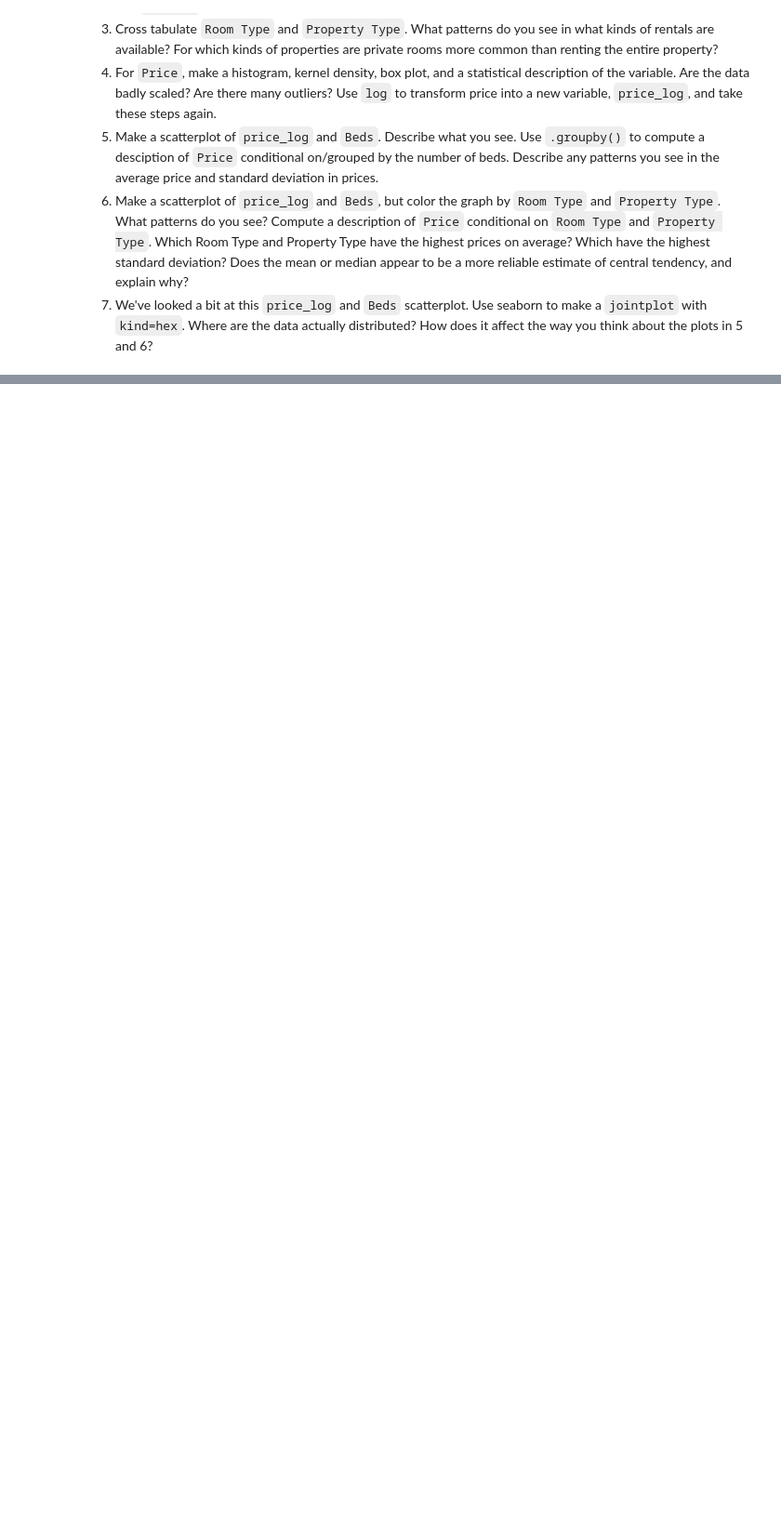
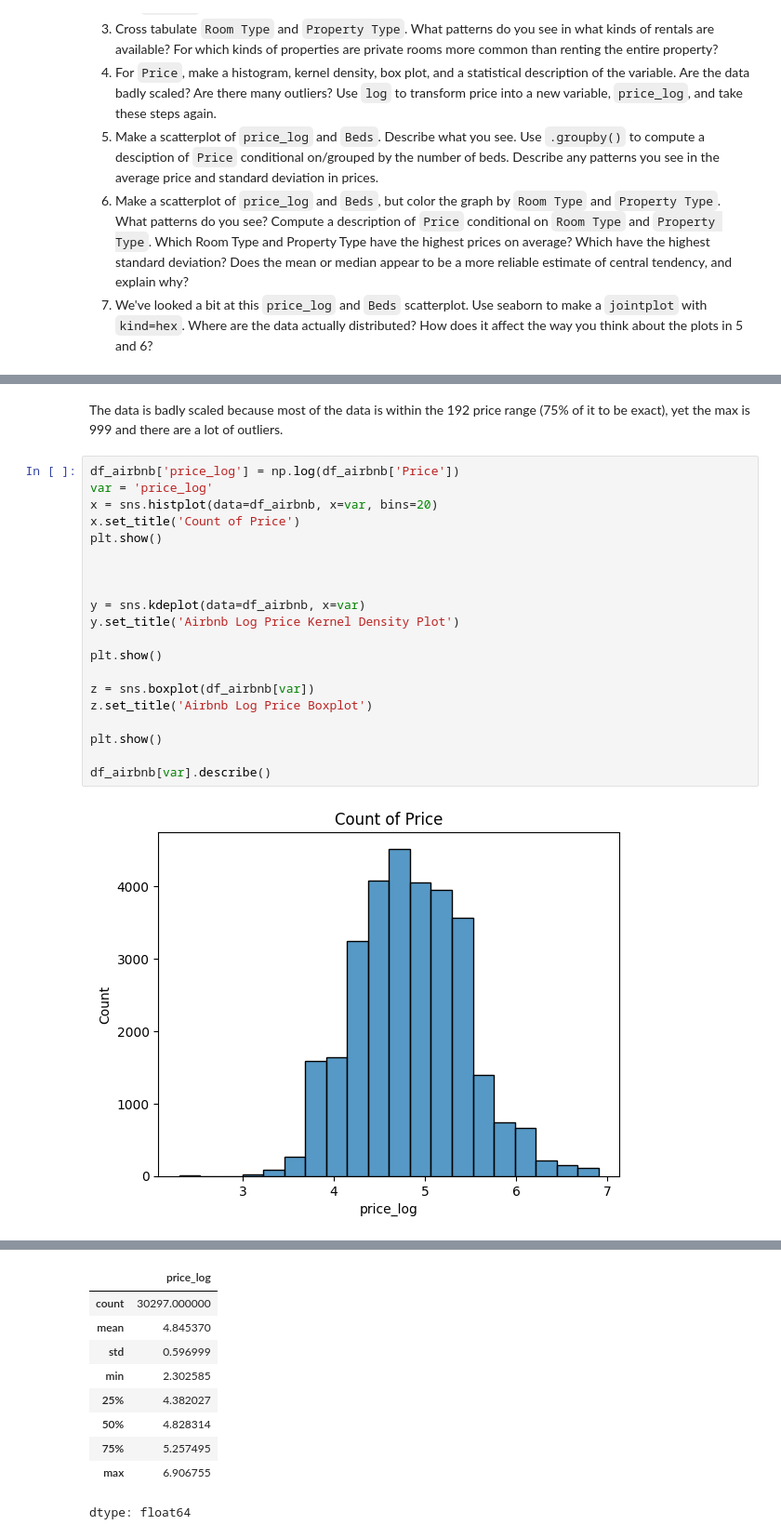
Before and after one commit to KaranRawatUVA/EDA, a Jupyter notebook: assignment/assignment.ipynb, the cells around one changed output, grey strips where cells are left out. Shown at 93% size. Drawn from its saved outputs; the diff is of its cells as text; blank space fills up the shorter version.

```diff
--- a/assignment/assignment.ipynb
+++ b/assignment/assignment.ipynb
@@ -239,0 +341,24 @@ dtype: int64
+# %% [markdown]
+The data is badly scaled because most of the data is within the 192 price range (75% of it to be exact), yet the max is 999 and there are a lot of outliers.
+# %%
+df_airbnb['price_log'] = np.log(df_airbnb['Price'])
+var = 'price_log'
+x = sns.histplot(data=df_airbnb, x=var, bins=20)
+x.set_title('Count of Price')
+plt.show()
+
+
+
+y = sns.kdeplot(data=df_airbnb, x=var)
+y.set_title('Airbnb Log Price Kernel Density Plot')
+
+plt.show()
+
+z = sns.boxplot(df_airbnb[var])
+z.set_title('Airbnb Log Price Boxplot')
+
+plt.show()
+
+df_airbnb[var].describe()
+# %% [output]
+[figure, added]
@@ -239,0 +367,10 @@ dtype: int64
+|  | price_log |
+| count | 30297.000000 |
+| mean | 4.845370 |
+| std | 0.596999 |
+| min | 2.302585 |
+| 25% | 4.382027 |
+| 50% | 4.828314 |
+| 75% | 5.257495 |
+| max | 6.906755 |
+dtype: float64
```
Also changed, not shown: parts of 21 cells of this notebook.
